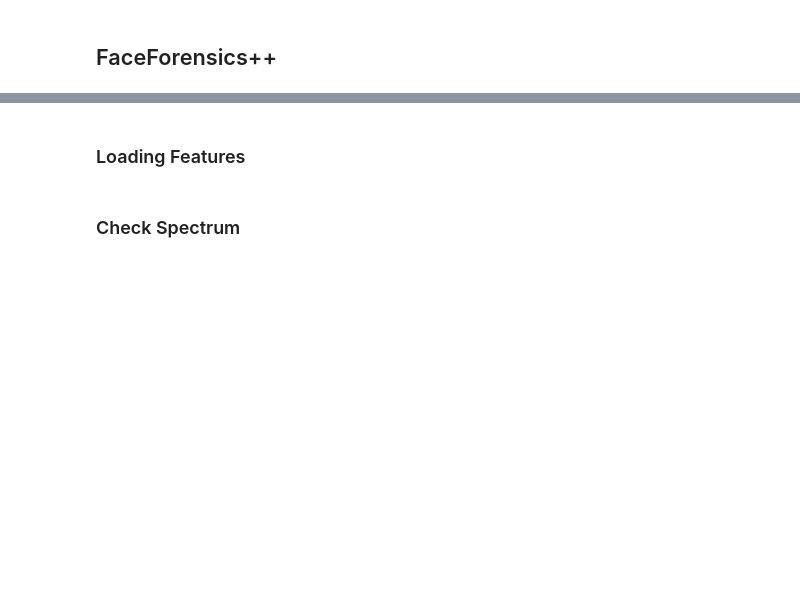
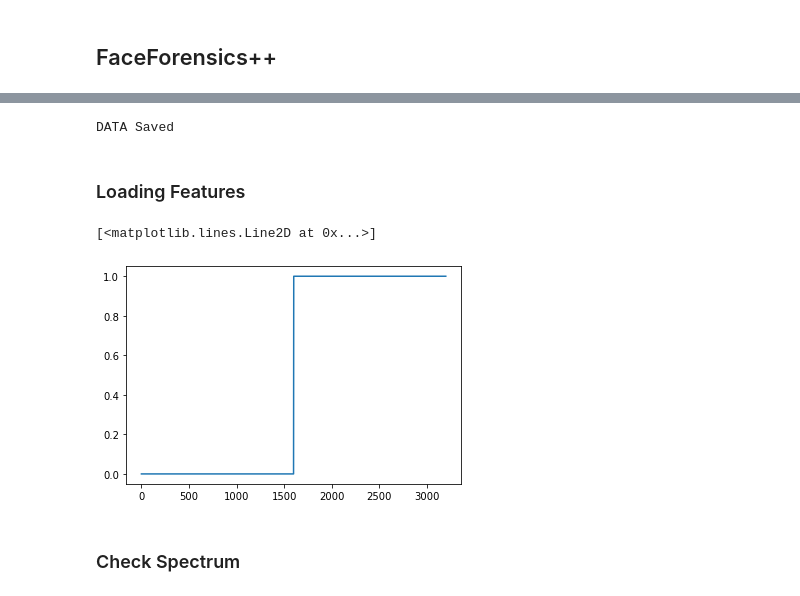
Before and after one commit to cc-hpc-itwm/DeepFakeDetection, a Jupyter notebook: Experiments_DeepFakeDetection/FaceForensic.ipynb, the cells around one changed output, grey strips where cells are left out. Saved outputs shown, nothing was run; the diff lists cells and outputs as text; code cells hidden in the pictures; blank space fills up the shorter version.

```diff
--- a/Experiments_DeepFakeDetection/FaceForensic.ipynb
+++ b/Experiments_DeepFakeDetection/FaceForensic.ipynb
@@ -3,3 +143,14 @@
+# %%
+data["data"] = psd1D_total_final
+data["label"] = label_total_final
+
+output = open('train_3200_pkl', 'wb')
+pickle.dump(data, output)
+output.close()
+
+print("DATA Saved")
+# %% [output]
+DATA Saved
 # %% [markdown]
 ### Loading Features
 # %%
@@ -13,6 +164,11 @@ data = pickle.load(pkl_file)
 pkl_file.close()
 X = data["data"]
 y = data["label"]
+# %%
+plt.plot(y)
+# %% [output]
+[<matplotlib.lines.Line2D at 0x...>]
+[figure, added]
 # %% [markdown]
 ### Check Spectrum
 # %%
```
Also changed, not shown: parts of 4 cells of this notebook.
